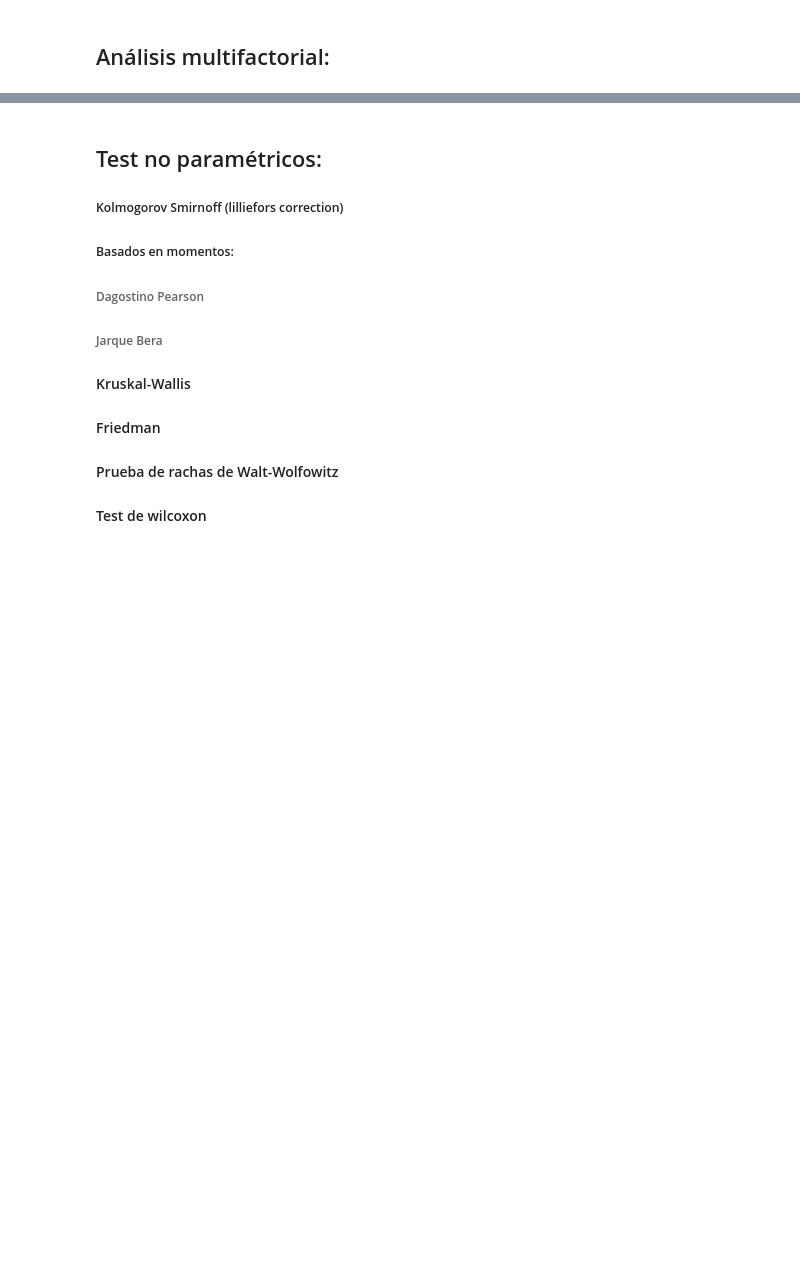
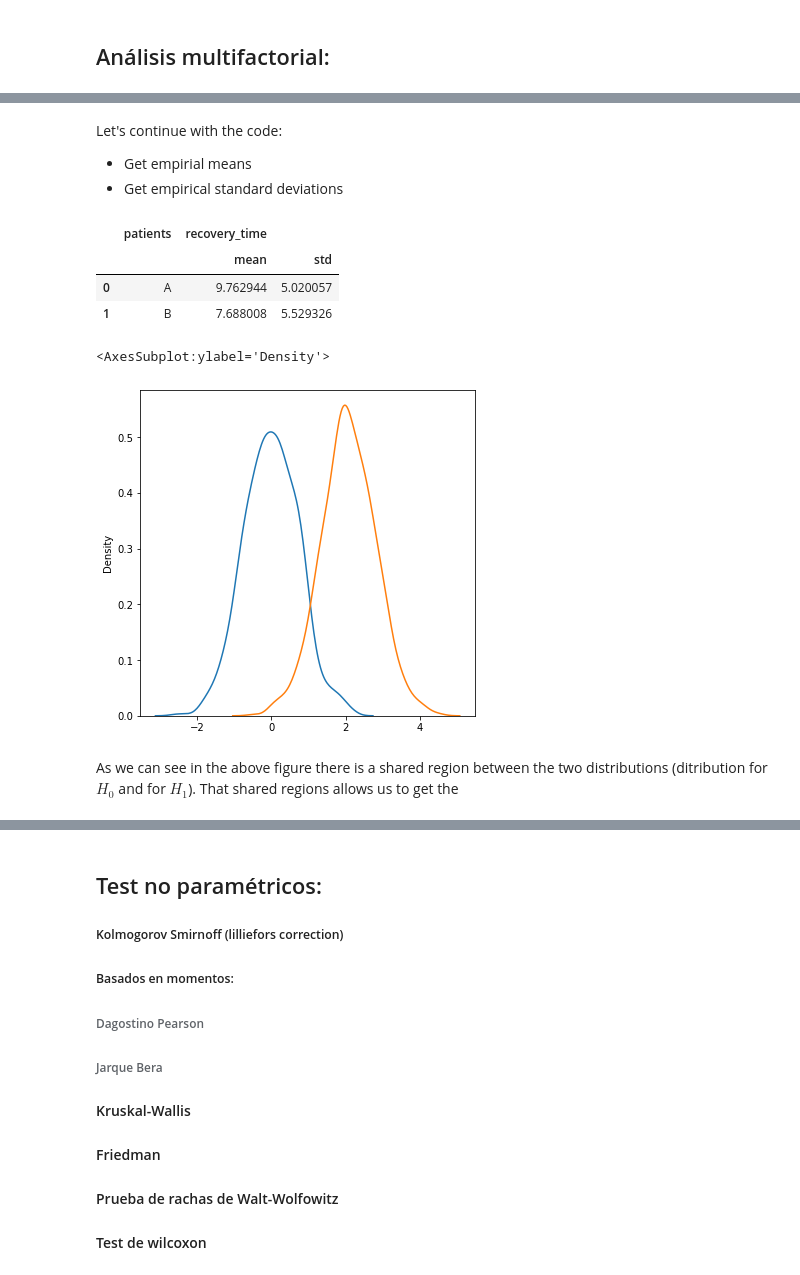
Before and after one commit to borjaf696/ml_cheat_sheet, a Jupyter notebook: statistics_cheat_sheet.ipynb, the cells around one changed output, grey strips where cells are left out. Saved outputs shown, nothing was run; the diff lists cells and outputs as text; code cells hidden in the pictures; blank space fills up the shorter version.

```diff
--- a/statistics_cheat_sheet.ipynb
+++ b/statistics_cheat_sheet.ipynb
@@ -1,5 +1,11 @@
 # %% [markdown]
 # Cheat sheet de estadística para ciencia de datos
+# %%
+import numpy as np
+
+def simulations(distribution, mu = None, std = None, size = 1000):
+    if distribution == 'normal':
+        return np.random.normal(loc = mu, scale= std, size = size)
 # %% [markdown]
 ## Probabilidad
 
@@ -38,0 +93,28 @@
+# %% [markdown]
+Let's continue with the code:
+* Get empirial means
+* Get empirical standard deviations
+# %%
+df_agg = df.groupby('patients').agg({'recovery_time':['mean','std']}).reset_index()
+df_agg.head()
+# %% [output]
+|  | patients | recovery_time |  |
+|  |  | mean | std |
+| 0 | A | 9.762944 | 5.020057 |
+| 1 | B | 7.688008 | 5.529326 |
+# %%
+sd_a, sd_b = df_agg.iloc[0][('recovery_time', 'std')], df_agg.iloc[1][('recovery_time', 'std')]
+mean_a, mean_b = df_agg.iloc[0][('recovery_time', 'mean')], df_agg.iloc[1][('recovery_time', 'mean')]
+mean_h0, std_h0 = 0, np.sqrt(sd_a**2/n_a + sd_b**2/n_b)
+mean_h1, std_h1 = mean_a - mean_b, np.sqrt(sd_a**2/n_a + sd_b**2/n_b)
+sample_h0, sample_h1 = simulations(distribution='normal', mu = mean_h0, std = std_h0),simulations(distribution='normal', mu = mean_h1, std = std_h1)
+q_025, q_975 = np.quantile(sample_h0,q = 0.025), np.quantile(sample_h0, q = 0.975)
+plt.figure(figsize = (6,6))
+sns.kdeplot(sample_h0)
+sns.kdeplot(sample_h1)
+### Vertical lines
+# %% [output]
+<AxesSubplot:ylabel='Density'>
+[figure, added]
+# %% [markdown]
+As we can see in the above figure there is a shared region between the two distributions (ditribution for $H_0$ and for $H_1$). That shared regions allows us to get the
```
Also changed, not shown: parts of 5 cells of this notebook, 2 other files.
